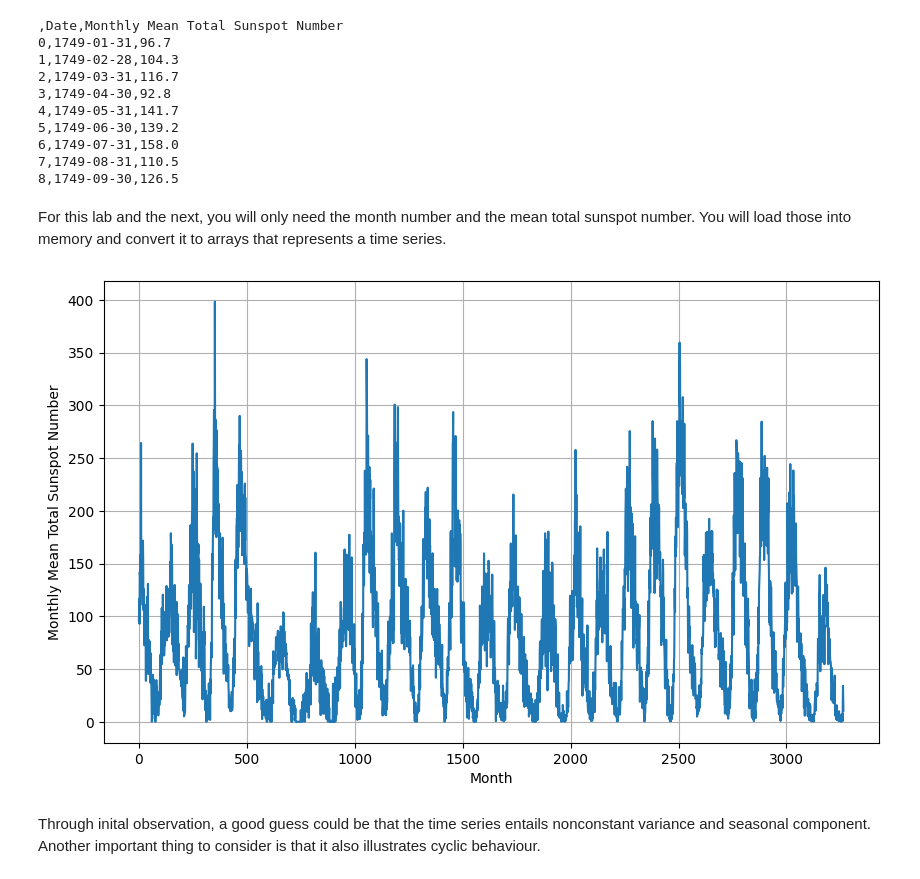
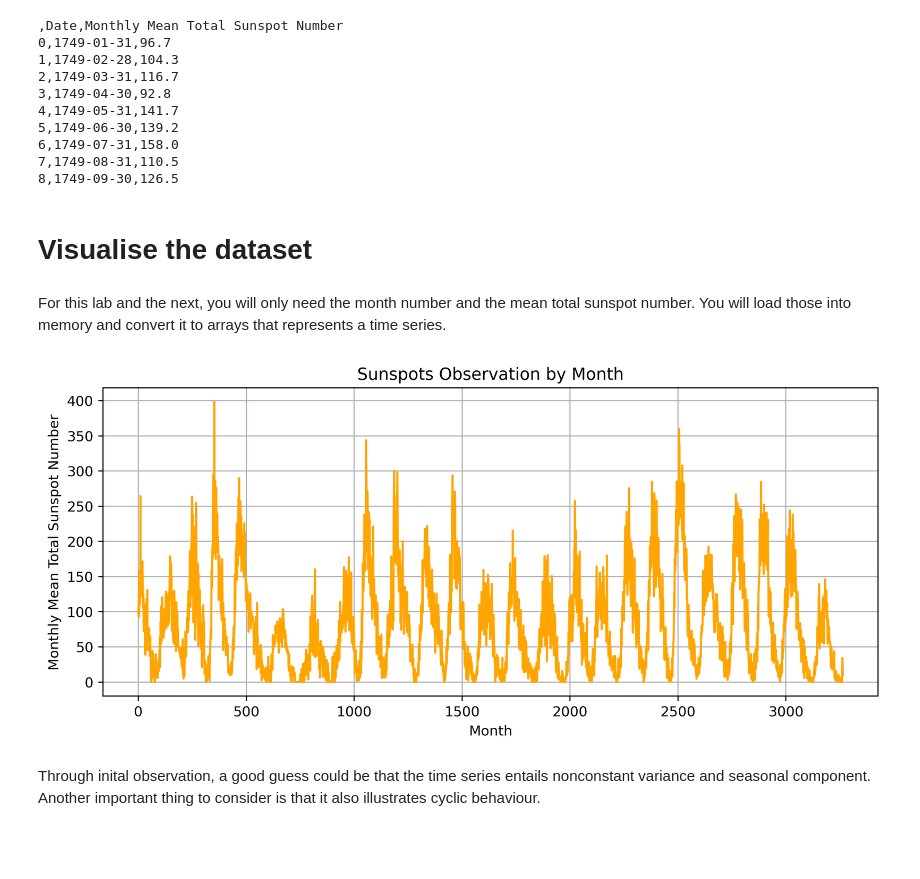
Before and after one commit to onlyEugeneLi/sunspot-dnn, a Jupyter notebook: dnn.ipynb, the cells around one changed output. Drawn from its saved outputs; the diff is of its cells as text; code cells hidden in the pictures; blank space fills up the shorter version.

Commit message:
Added two-side view sunspot visualisation. Added properties to plot_series function.

```diff
--- a/dnn.ipynb
+++ b/dnn.ipynb
@@ -18,15 +18,15 @@ import csv
 
 You will only have the `plot_series()` dataset here because you no longer need the synthetic data generation functions.
 # %%
-def plot_series(x, y, format="-", start=0, end=None,
-                title=None, xlabel=None, ylabel=None, legend=None ):
+def plot_series(x, y, start=0, end=None,
+                title=None, xlabel=None, ylabel=None, legend=None, linestyle='-', color=None):
     """
     Visualizes time series data
 
     Args:
       x (array of int) - contains values for the x-axis
       y (array of int or tuple of arrays) - contains the values for the y-axis
-      format (string) - line style when plotting the graph
+      linestyle (string) - line style when plotting the graph
       label (string) - tag for the line
       start (int) - first time step to plot
       end (int) - last time step to plot
@@ -37,7 +37,7 @@ def plot_series(x, y, format="-", start=0, end=None,
     """
 
     # Setup dimensions of the graph figure
-    plt.figure(figsize=(10, 6))
+    plt.figure(figsize=(10, 4), dpi=360)
 
     # Check if there are more than two series to plot
     if type(y) is tuple:
@@ -46,11 +46,11 @@ def plot_series(x, y, format="-", start=0, end=None,
       for y_curr in y:
 
         # Plot the x and current y values
-        plt.plot(x[start:end], y_curr[start:end], format)
+        plt.plot(x[start:end], y_curr[start:end], linestyle=linestyle, color=color)
 
     else:
       # Plot the x and y values
-      plt.plot(x[start:end], y[start:end], format)
+      plt.plot(x[start:end], y[start:end], linestyle=linestyle, color=color)
 
     # Label the x-axis
     plt.xlabel(xlabel)
@@ -119,6 +121,8 @@ Running the cell below, you'll see that there are only three columns in the data
 6,1749-07-31,158.0
 7,1749-08-31,110.5
 8,1749-09-30,126.5
+# %% [markdown]
+# Visualise the dataset
 # %% [markdown]
 For this lab and the next, you will only need the month number and the mean total sunspot number. You will load those into memory and convert it to arrays that represents a time series.
 # %%
@@ -139,12 +143,3 @@ with open('./Sunspots.csv') as csvfile:
   for row in reader:
     time_step.append(int(row[0]))
     sunspots.append(float(row[2]))
-
-# Convert lists to numpy arrays
-time = np.array(time_step)
-series = np.array(sunspots)
-
-# Preview the data
-plot_series(time, series, xlabel='Month', ylabel='Monthly Mean Total Sunspot Number')
-# %% [output]
-[figure, removed]
@@ -151,3 +150,9 @@ plot_series(time, series, xlabel='Month', ylabel='Monthly Mean Total Sunspot Num
+# %%
+
+# Preview the data
+plot_series(time, series, title='Sunspots Observation by Month', xlabel='Month', ylabel='Monthly Mean Total Sunspot Number', color='orange')
+# %% [output]
+[figure, added]
 # %% [markdown]
 Through inital observation, a good guess could be that the time series entails nonconstant variance and seasonal component. Another important thing to consider is that it also illustrates cyclic behaviour.
 # %% [markdown]
```
Also changed, not shown: parts of 5 cells of this notebook.
